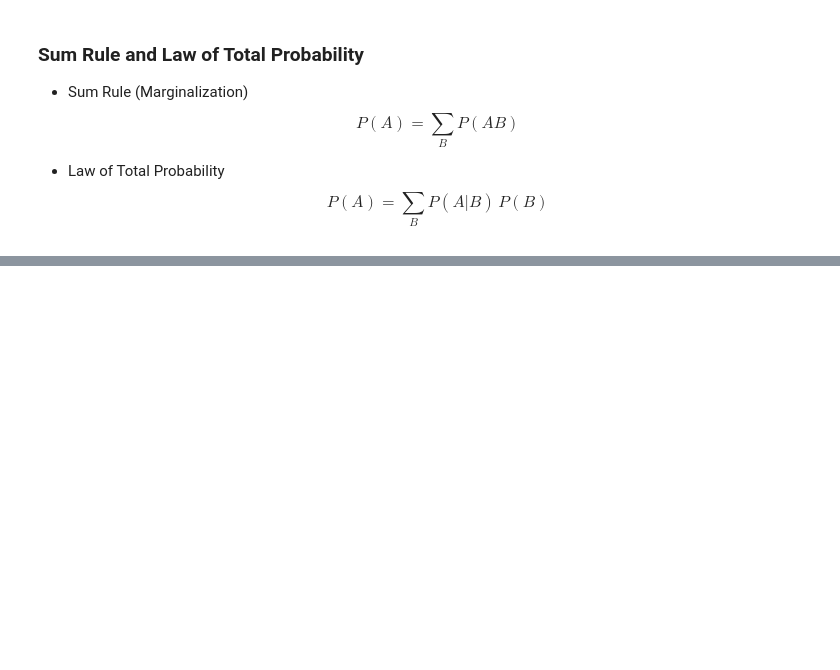
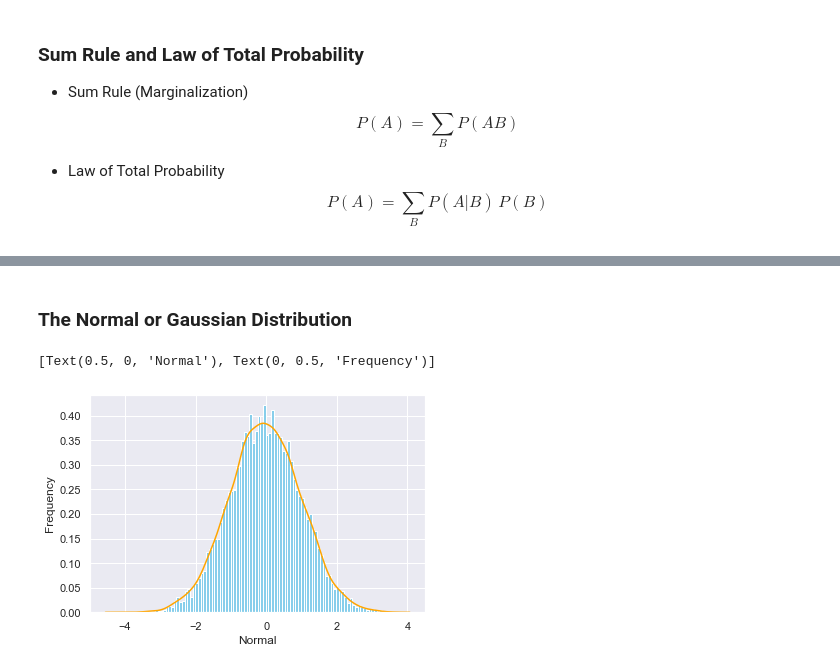
Before and after one commit to rhennig/EMA6938, a Jupyter notebook: Notebooks/2.Math_Probability.ipynb, the cells around one changed output, grey strips where cells are left out. Saved outputs shown, nothing was run; the diff lists cells and outputs as text; code cells hidden in the pictures; blank space fills up the shorter version.

```diff
--- a/Notebooks/2.Math_Probability.ipynb
+++ b/Notebooks/2.Math_Probability.ipynb
@@ -185,0 +318,2 @@ The probability distribution of a discrete random variable is a list of probabil
+# %% [markdown]
+### The Normal or Gaussian Distribution
@@ -185,0 +323,13 @@ The probability distribution of a discrete random variable is a list of probabil
+# %%
+# generate random numbersfrom N(0,1)
+data_normal = norm.rvs(size=10000,loc=0,scale=1)
+# %%
+ax = sns.distplot(data_normal,
+                  bins=100,
+                  kde=True,
+                  color='orange',
+                  hist_kws={'color':'skyblue', 'alpha':1})
+ax.set(xlabel='Normal', ylabel='Frequency')
+# %% [output]
+[Text(0.5, 0, 'Normal'), Text(0, 0.5, 'Frequency')]
+[figure, added]
```
Also changed, not shown: parts of 28 cells of this notebook.
